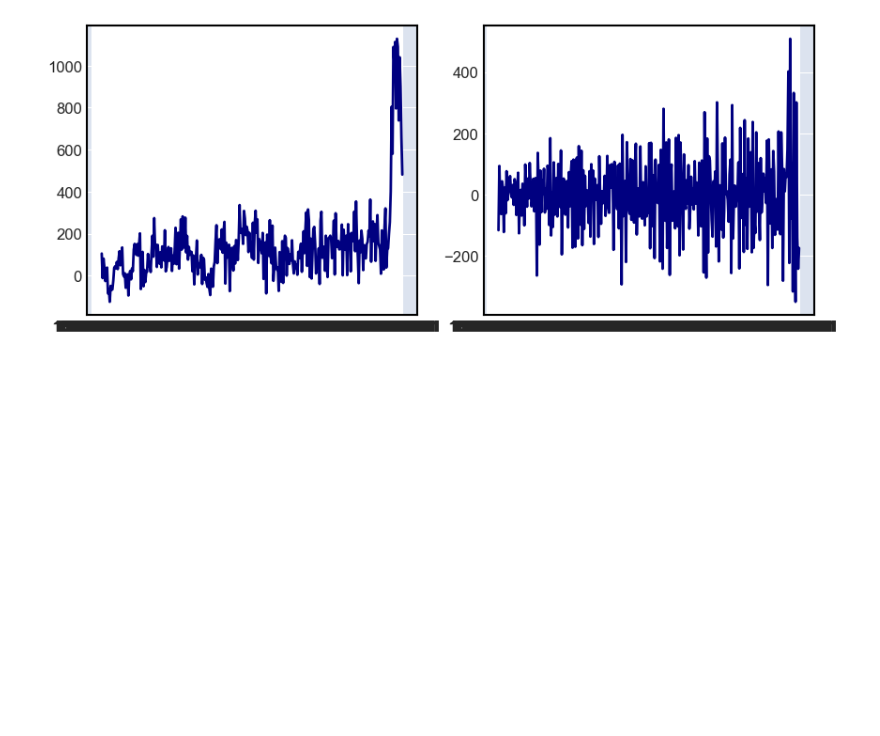
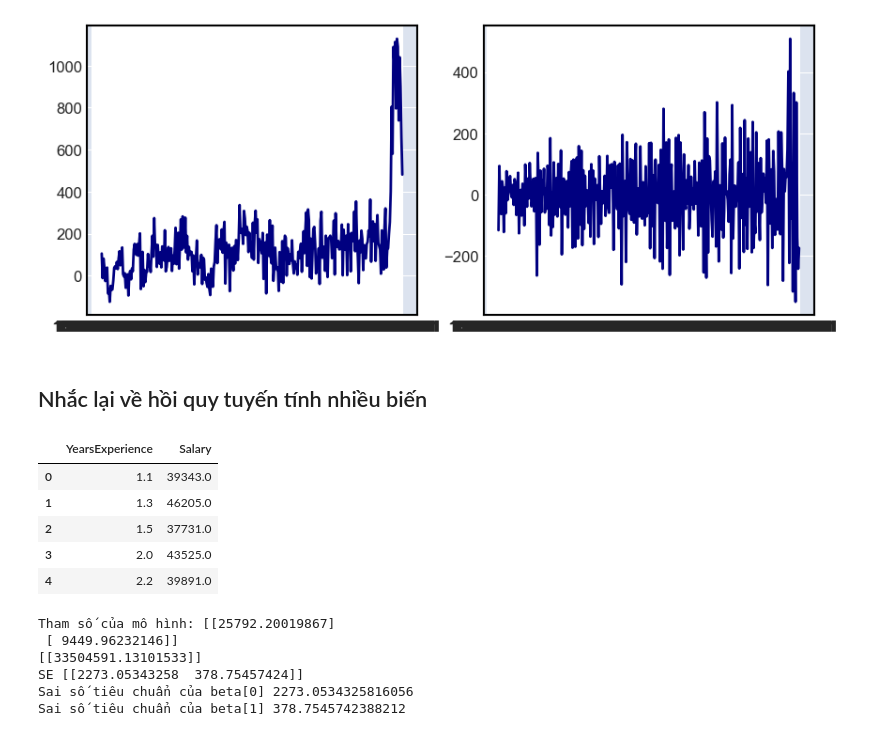
Before and after one commit to tranquocthien/Time-series-analysis, a Jupyter notebook: 2-tong-quan-chuoi-thoi-gian.ipynb, the cells around one changed output. Cells and saved outputs as stored; diff of their text form; code cells hidden in the pictures; blank space fills up the shorter version.

```diff
--- a/2-tong-quan-chuoi-thoi-gian.ipynb
+++ b/2-tong-quan-chuoi-thoi-gian.ipynb
@@ -354,3 +354,48 @@ ax[1].plot(sale['DATE'], sale['season+trend'], color='navy')
 plt.show()
 # %% [output]
 [figure]
+# %% [markdown]
+#
+#
+## Nhắc lại về hồi quy tuyến tính nhiều biến
+# %%
+df = pd.read_csv('data/salary_data.csv')
+df.head()
+# %% [output]
+|  | YearsExperience | Salary |
+| 0 | 1.1 | 39343.0 |
+| 1 | 1.3 | 46205.0 |
+| 2 | 1.5 | 37731.0 |
+| 3 | 2.0 | 43525.0 |
+| 4 | 2.2 | 39891.0 |
+# %%
+# Mấu quan sát
+x = df['YearsExperience'].values
+y = df['Salary'].values
+
+# Ước lượng tham số mô hình hồi quy tuyến tính
+n = len(x)
+X = np.vstack([np.ones(n),x]).T
+Y = y[:, np.newaxis]
+
+beta = np.linalg.inv(X.T@X)@X.T@Y
+print('Tham số của mô hình:', beta)
+
+#Sai số tiêu chuẩn ước lượng
+e = Y - X@beta
+
+SSE = e.T@e
+
+var = SSE/(n-2)
+print(var)
+se_beta = np.sqrt(var*np.diag(np.linalg.inv(X.T@X)))
+
+print('Sai số tiêu chuẩn của beta[0]',se_beta[0,0])
+print('Sai số tiêu chuẩn của beta[1]',se_beta[0,1])
+# %% [output]
+Tham số của mô hình: [[25792.20019867]
+ [ 9449.96232146]]
+[[33504591.13101533]]
+SE [[2273.05343258  378.75457424]]
+Sai số tiêu chuẩn của beta[0] 2273.0534325816056
+Sai số tiêu chuẩn của beta[1] 378.7545742388212
```
Also changed, not shown: parts of 6 cells of this notebook, 7 other files.
